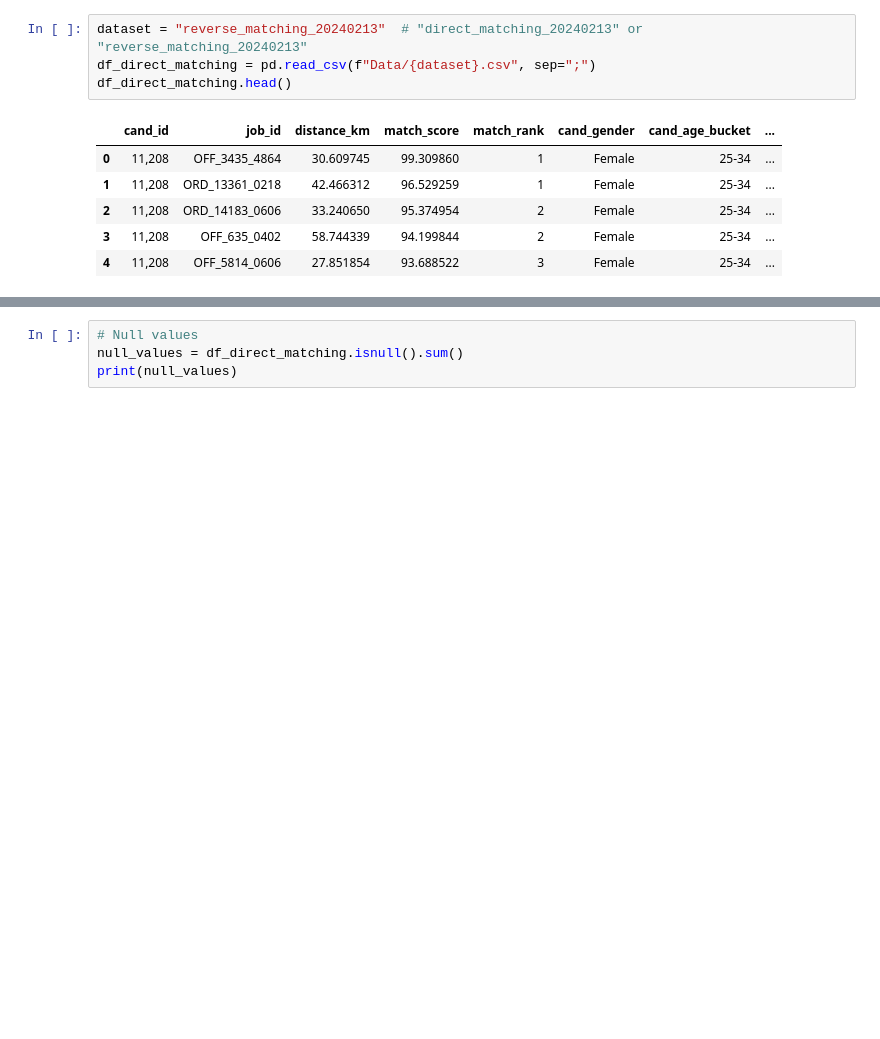
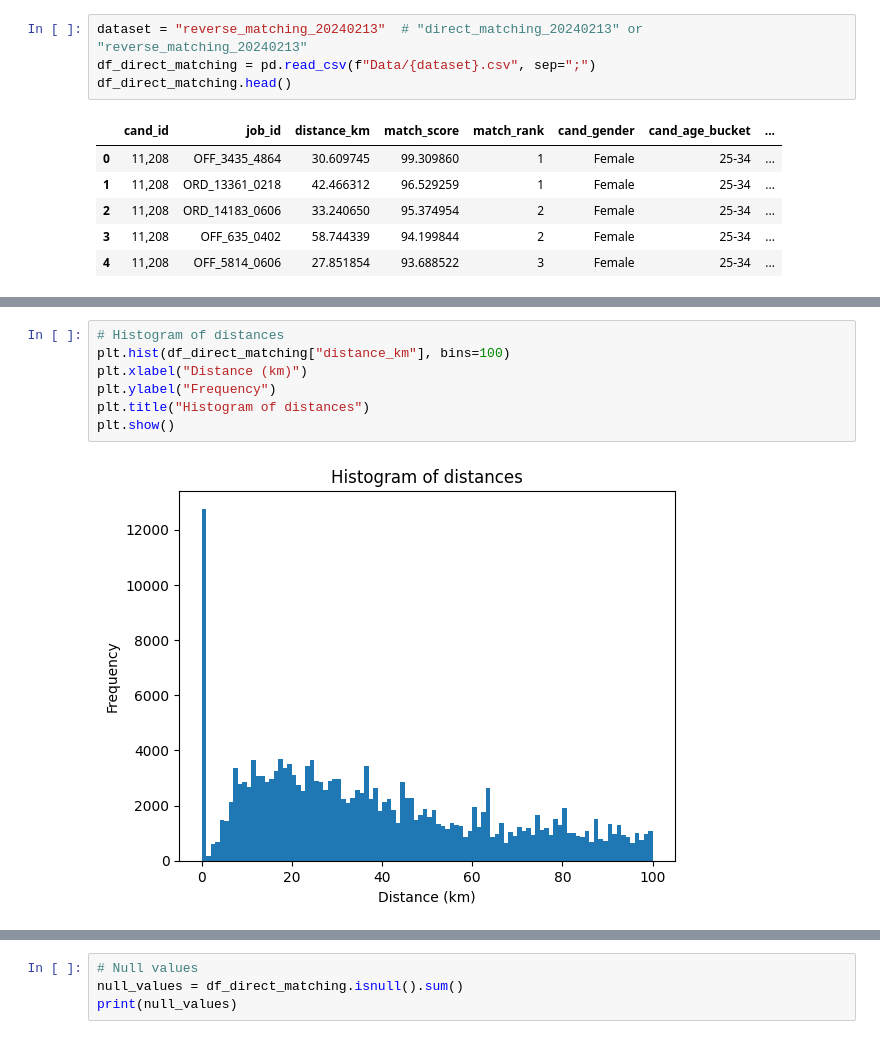
Before and after one commit to lorenzo-massa/Bias-Detection-Mitigation, a Jupyter notebook: preprocessing.ipynb, the cells around one changed output, grey strips where cells are left out. Saved outputs shown, nothing was run; the diff lists cells and outputs as text; blank space fills up the shorter version.

```diff
--- a/preprocessing.ipynb
+++ b/preprocessing.ipynb
@@ -21,0 +54,9 @@ df_direct_matching.head()
+# %%
+# Histogram of distances
+plt.hist(df_direct_matching["distance_km"], bins=100)
+plt.xlabel("Distance (km)")
+plt.ylabel("Frequency")
+plt.title("Histogram of distances")
+plt.show()
+# %% [output]
+[figure, added]
```
Also changed, not shown: parts of 5 cells of this notebook, 2 other files.
